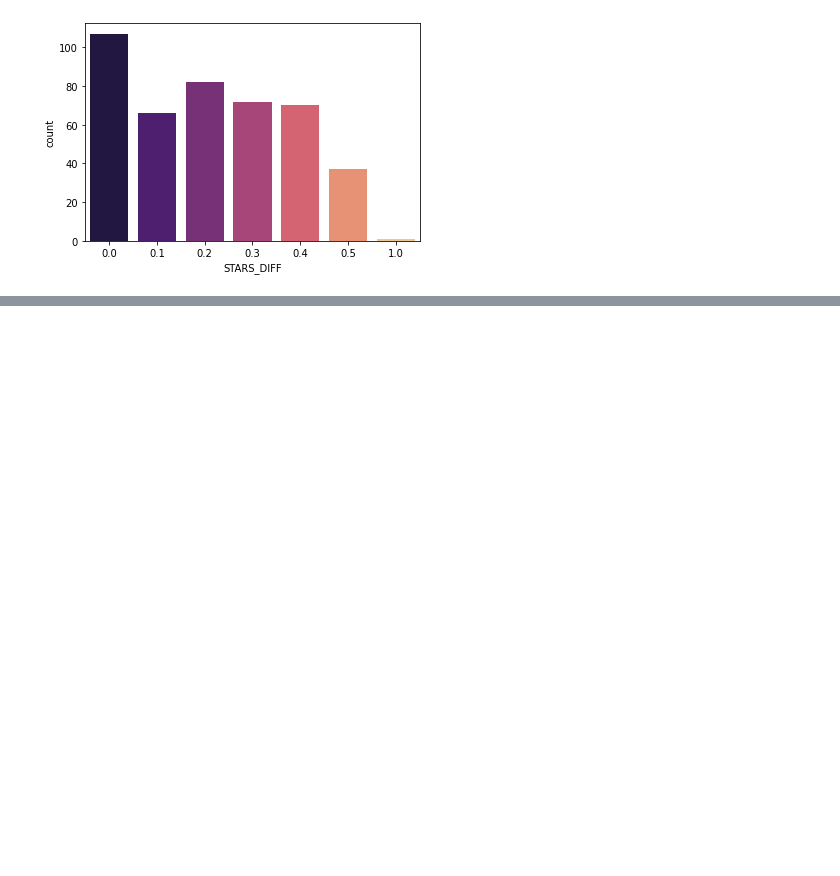
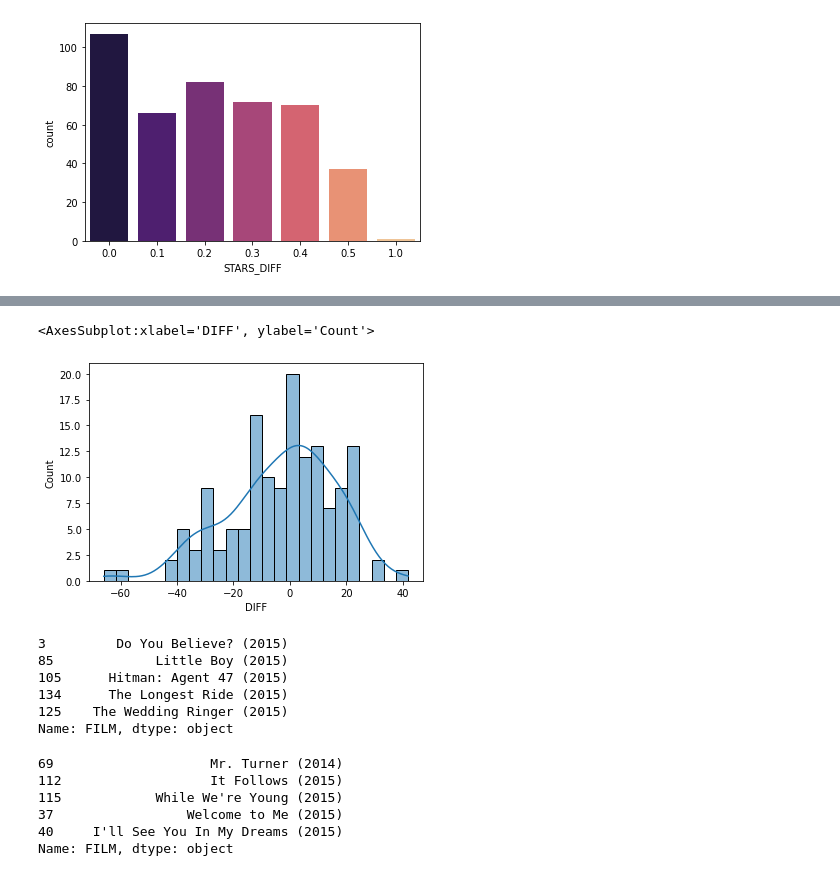
Before and after one commit to TabotCharlesBessong/all-python, a Jupyter notebook: dataScienceProject/project.ipynb, the cells around one changed output, grey strips where cells are left out. Cells and saved outputs as stored; diff of their text form; code cells hidden in the pictures; blank space fills up the shorter version.

```diff
--- a/dataScienceProject/project.ipynb
+++ b/dataScienceProject/project.ipynb
@@ -129,0 +161,23 @@ sns.countplot(data=reviwed,x='STARS_DIFF',palette='magma')
+# %%
+sns.histplot(data=df1,x='DIFF',bins=25,kde=True)
+# %% [output]
+<AxesSubplot:xlabel='DIFF', ylabel='Count'>
+[figure, added]
+# %%
+df1.nsmallest(5,'DIFF')['FILM']
+# %% [output]
+3         Do You Believe? (2015)
+85             Little Boy (2015)
+105      Hitman: Agent 47 (2015)
+134      The Longest Ride (2015)
+125    The Wedding Ringer (2015)
+Name: FILM, dtype: object
+# %%
+df1.nlargest(5,'DIFF')['FILM']
+# %% [output]
+69                    Mr. Turner (2014)
+112                   It Follows (2015)
+115            While We're Young (2015)
+37                 Welcome to Me (2015)
+40     I'll See You In My Dreams (2015)
+Name: FILM, dtype: object
```
Also changed, not shown: parts of 10 cells of this notebook.
